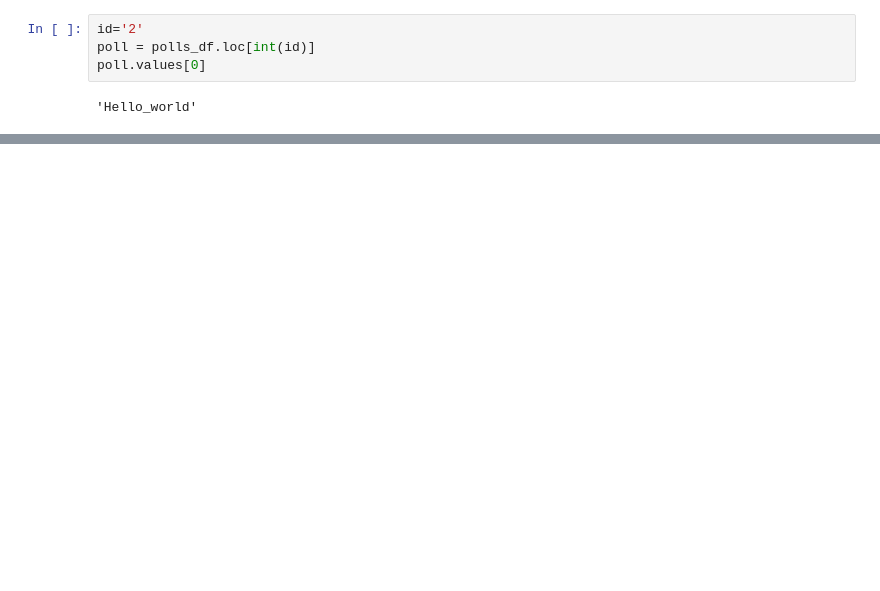
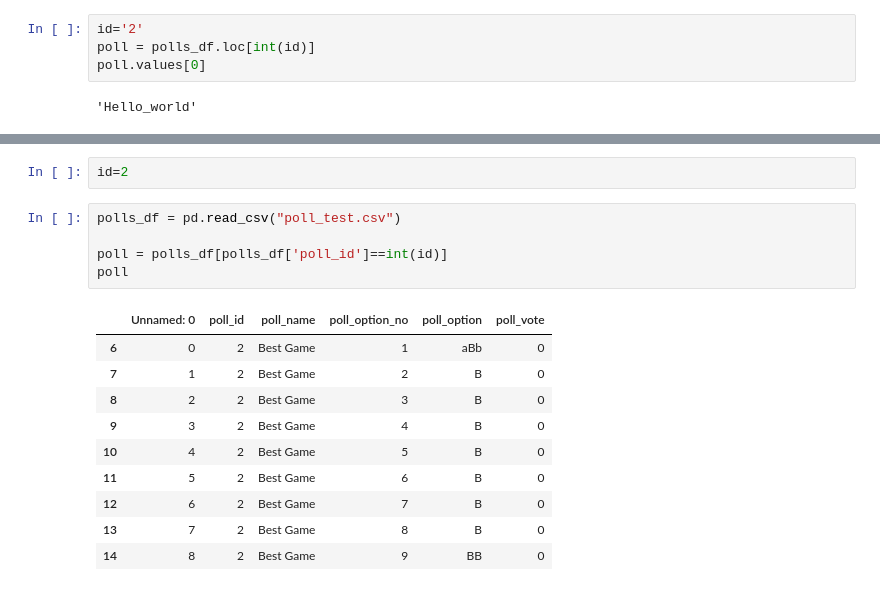
Before and after one commit to gupta-aayushkr/Polling-App, a Jupyter notebook: test.ipynb, the cells around one changed output, grey strips where cells are left out. Cells and saved outputs as stored; diff of their text form; blank space fills up the shorter version.

```diff
--- a/test.ipynb
+++ b/test.ipynb
@@ -23,0 +395,18 @@ poll.values[0]
+# %%
+id=2
+# %%
+polls_df = pd.read_csv("poll_test.csv")
+
+poll = polls_df[polls_df['poll_id']==int(id)]
+poll
+# %% [output]
+|  | Unnamed: 0 | poll_id | poll_name | poll_option_no | poll_option | poll_vote |
+| 6 | 0 | 2 | Best Game | 1 | aBb | 0 |
+| 7 | 1 | 2 | Best Game | 2 | B | 0 |
+| 8 | 2 | 2 | Best Game | 3 | B | 0 |
+| 9 | 3 | 2 | Best Game | 4 | B | 0 |
+| 10 | 4 | 2 | Best Game | 5 | B | 0 |
+| 11 | 5 | 2 | Best Game | 6 | B | 0 |
+| 12 | 6 | 2 | Best Game | 7 | B | 0 |
+| 13 | 7 | 2 | Best Game | 8 | B | 0 |
+| 14 | 8 | 2 | Best Game | 9 | BB | 0 |
```
Also changed, not shown: parts of 39 cells of this notebook, 7 other files.
